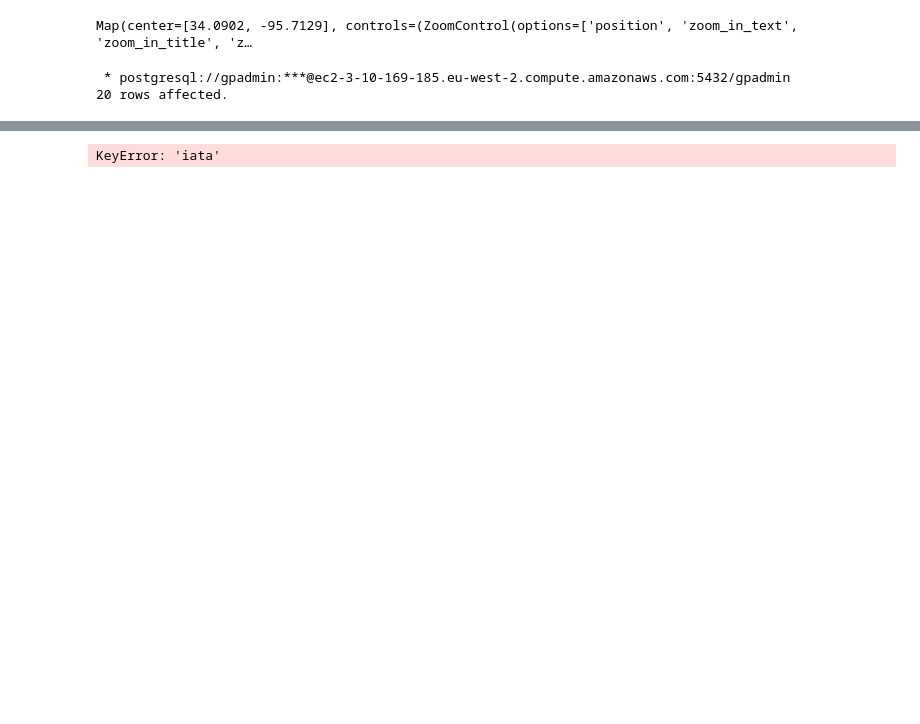
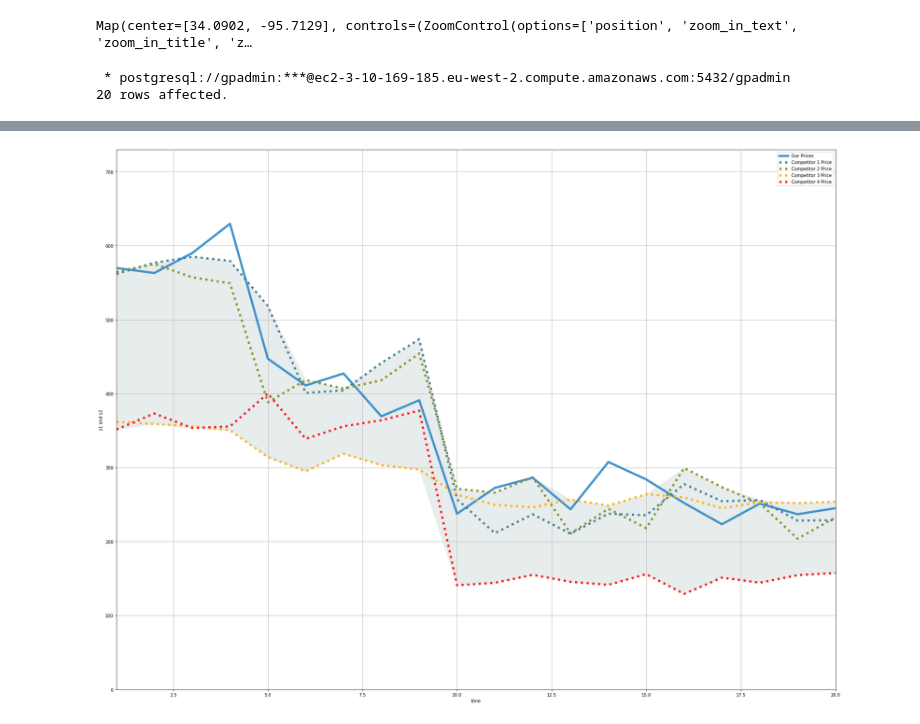
Before and after one commit to cantzakas/ds_airline_optimisation_ws, a Jupyter notebook: AirlineOptimization/03_Pricing_Optimization/03_graphs_and_charts.ipynb, the cells around one changed output, grey strips where cells are left out. Saved outputs shown, nothing was run; the diff lists cells and outputs as text; code cells hidden in the pictures; blank space fills up the shorter version.

```diff
--- a/AirlineOptimization/03_Pricing_Optimization/03_graphs_and_charts.ipynb
+++ b/AirlineOptimization/03_Pricing_Optimization/03_graphs_and_charts.ipynb
@@ -279,76 +290,37 @@ plt.show()
 # %%
-####
-fig2, axs = plt.subplots(1, 1)
+fig2, axs = plt.subplots(1, 1, figsize=(24,18))
 
-#rects1 = ax.bar(x - 2 * width, own_prices, width, label='Our Prices')
-#rects2 = ax.bar(x - 1 * width, comp1_prices, width, label='Competitor 1 Prices')
-#rects3 = ax.bar(x + 0 * width, comp2_prices, width, label='Competitor 2 Prices')
-#rects4 = ax.bar(x + 1 * width, comp3_prices, width, label='Competitor 3 Prices')
-#rects5 = ax.bar(x + 2 * width, comp4_prices, width, label='Competitor 4 Prices')
+axs.plot(days_to_flight, own_prices, color=celestial_blue, label='Our Prices', linewidth=5)
+axs.plot(days_to_flight, comp1_prices, ':', color=queen_blue, label='Competitor 1 Price', linewidth=5)
+axs.plot(days_to_flight, comp2_prices, ':', color=olive_grab, label='Competitor 2 Price', linewidth=5)
+axs.plot(days_to_flight, comp3_prices, ':', color=dark_tangerine, label='Competitor 3 Price', linewidth=5)
+axs.plot(days_to_flight, comp4_prices, ':', color=vivid_red, label='Competitor 4 Price', linewidth=5)
+axs.plot(days_to_flight, min_prices, 'w', zorder=-1)
+axs.plot(days_to_flight, max_prices, 'w', zorder=-1)
+axs.fill_between(days_to_flight, min_prices, max_prices, color='#E7ECEC')
 
-axs.plot(days_to_flight, own_prices
-         , days_to_flight, comp1_prices
-         , days_to_flight, comp2_prices
-         , days_to_flight, comp3_prices
-         , days_to_flight, comp1_prices)
 axs.set_xlim(min(days_to_flight), max(days_to_flight))
 axs.set_xlabel('time')
 axs.set_ylim(0, max(own_prices)+100)
 axs.set_ylabel('s1 and s2')
 axs.grid(True)
-
-# Add some text for labels, title and custom x-axis tick labels, etc.
-#ax.set_ylabel('Scores')
-#ax.set_title('Scores by group and gender')
-#ax.set_xticks(x)
-#ax.set_xticklabels(days_to_flight)
-#ax.legend()
-#ax
-
+axs.legend()
 
 #def autolabel(rects):
 #    """Attach a text label above each bar in *rects*, displaying its height."""
 #    for rect in rects:
 #        height = rect.get_height()
 #        ax.annotate('{}'.format(height),
 #                    xy=(rect.get_x() + rect.get_width() / 2, height),
 #                    xytext=(0, 3),  # 3 points vertical offset
 #                    textcoords="offset points",
 #                    ha='center', va='bottom')
 
 
 #autolabel(rects1)
 #autolabel(rects2)
 
 fig2.tight_layout()
 plt.show()
+# %% [output]
+[figure, added]
-# %%
-import googlemaps
-import json
-import jsontree
-
-gmaps = googlemaps.Client(key='AIzaSyCTlYyaL8bM4r9cp3ratT7fbD2RyEt1ir8')
-
-df = pd.DataFrame(columns=['iata', 'lat', 'long'])
-
-for iata_cd in airport_data['iata']:
-    try:
-        geocode_query = gmaps.geocode(iata_cd+"+airport")
-        geocode_rspns = jsontree.loads(jsontree.dumps(geocode_query, indent=2, sort_keys=True))[0]
-        print(iata_cd, ':', geocode_rspns['geometry']['location']['lat'], ',', geocode_rspns['geometry']['location']['lng'])
-    except IndexError as err:
-        print("Unexpected error: {0}".format(err), "{1}".format(ica_cd))
-        continue
-
-
-#print(geocode_result)
-#print(json.dumps(geocode_result, indent=2, sort_keys=True))
-
-#json_data = jsontree.loads(jsontree.dumps(geocode_result, indent=2, sort_keys=True))[0]
-
-##for item in json_data:
-##    print(item)
-
-#print(json_data['geometry']['location']['lat'], ',', json_data['geometry']['location']['lng'])
-# %% [output]
-KeyError: 'iata'
```
Also changed, not shown: parts of 7 cells of this notebook.
